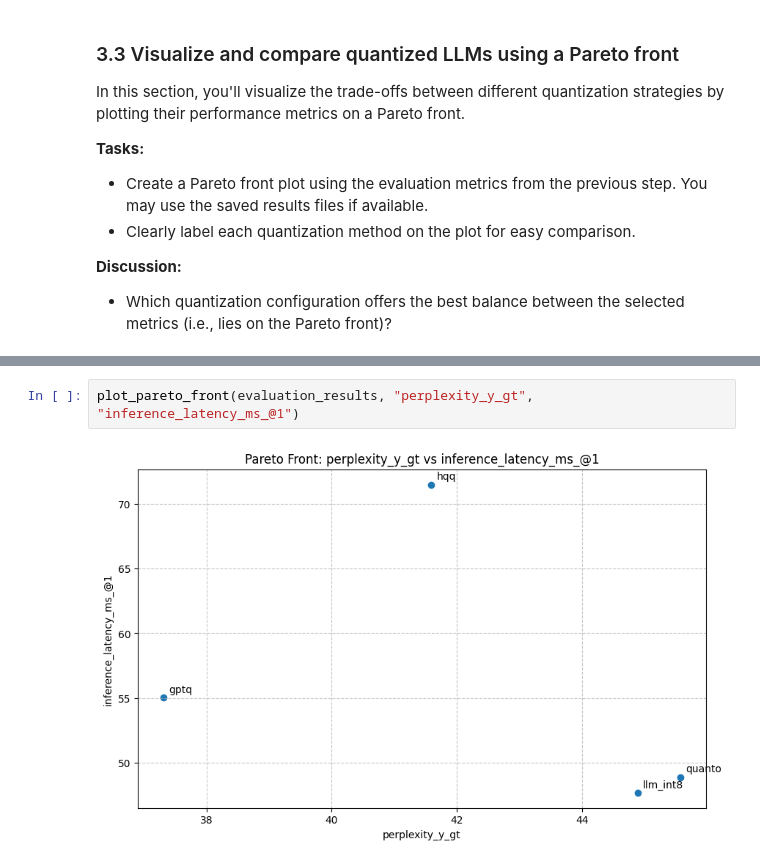
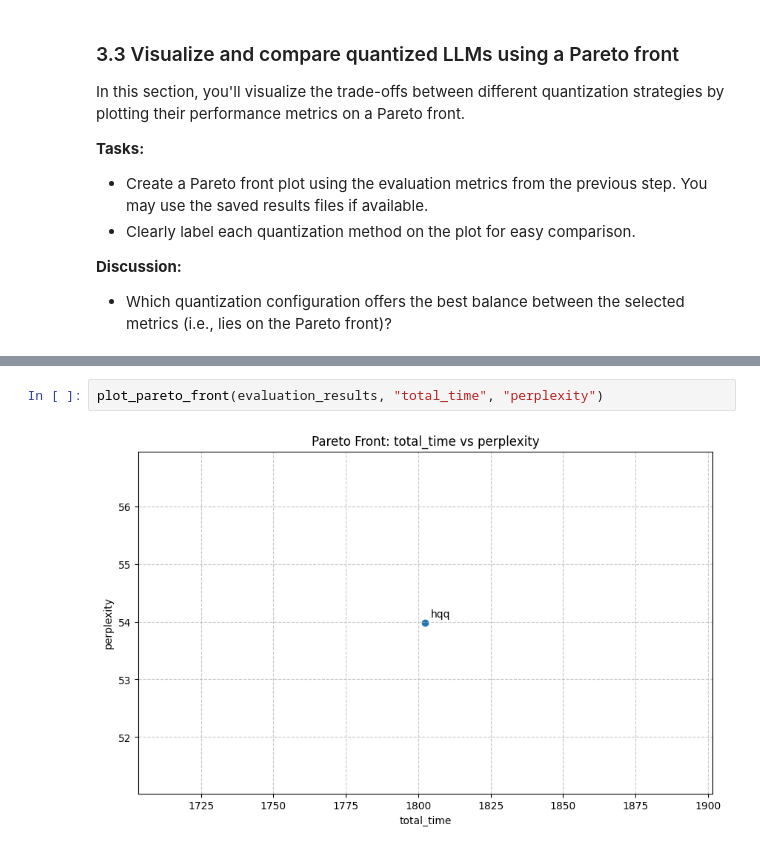
Before and after one commit to PrunaAI/ai-efficiency-courses, a Jupyter notebook: exercises/04-benchmark_llm_quantization_methods.ipynb, the cells around one changed output, grey strips where cells are left out. Cells and saved outputs as stored; diff of their text form.

```diff
--- a/exercises/04-benchmark_llm_quantization_methods.ipynb
+++ b/exercises/04-benchmark_llm_quantization_methods.ipynb
@@ -216,4 +193,4 @@ plot_pareto_front(evaluation_results, "perplexity_y_gt", "disk_memory")
-# %%
-plot_pareto_front(evaluation_results, "perplexity_y_gt", "inference_latency_ms_@1")
-# %% [output]
-[figure, removed]
+# %%
+plot_pareto_front(evaluation_results, "total_time", "perplexity")
+# %% [output]
+[figure, added]
```
Also changed, not shown: parts of 4 cells of this notebook, 2 other files.
